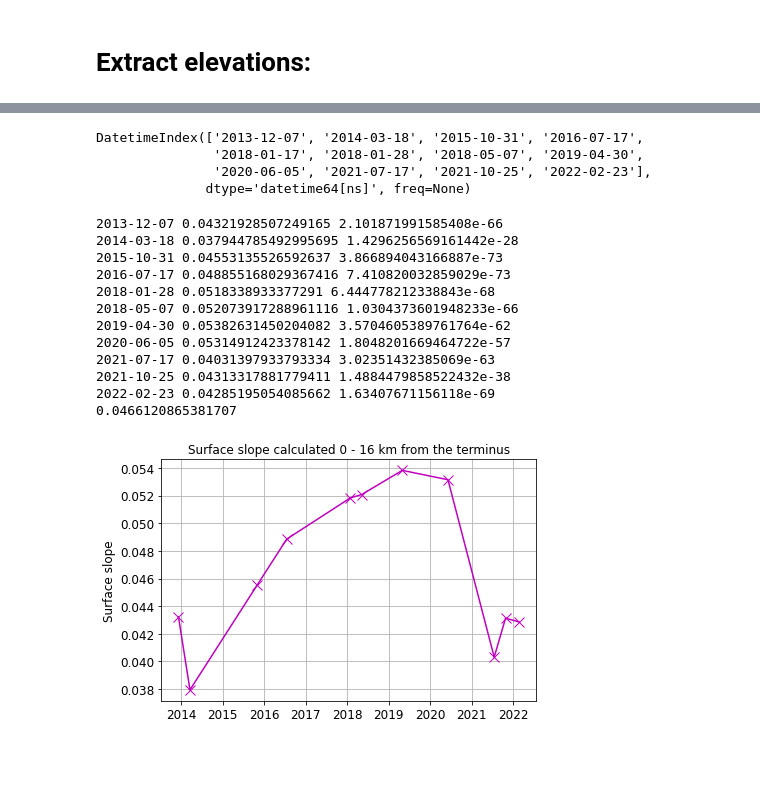
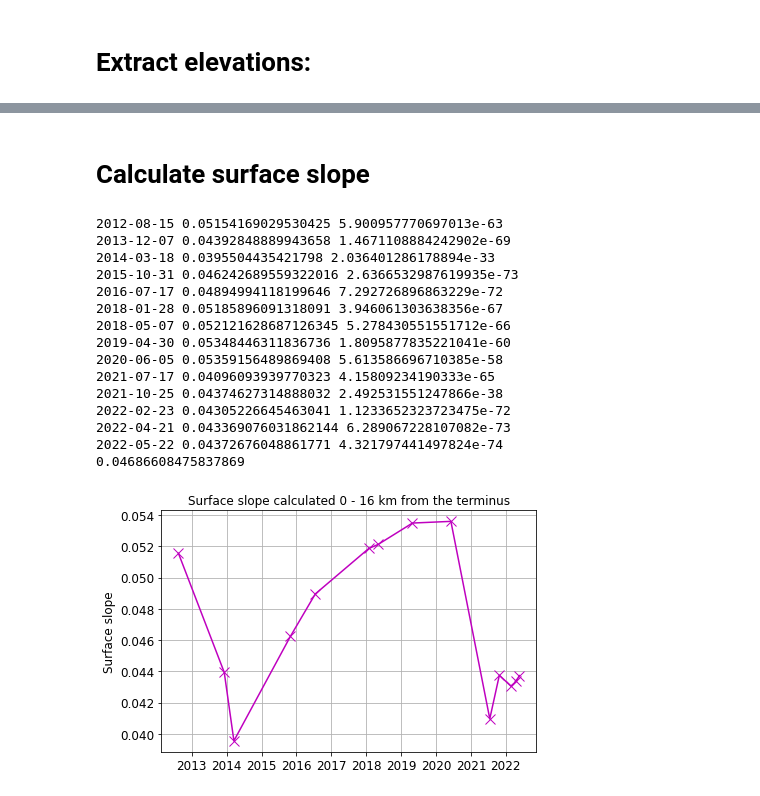
Before and after one commit to jukesliu/TG-surge, a Jupyter notebook: extract_centerline_elevation_differences.ipynb, the cells around one changed output, grey strips where cells are left out. Saved outputs shown, nothing was run; the diff lists cells and outputs as text; code cells hidden in the pictures; blank space fills up the shorter version.

```diff
--- a/extract_centerline_elevation_differences.ipynb
+++ b/extract_centerline_elevation_differences.ipynb
@@ -131,6 +115,12 @@ for idx, row in dem_df.iterrows():
 #                 print(dist, 'no overlap')
                 pass
         mean_diffs = np.array(mean_diffs); dists = np.array(dists)
+
+        # calculate change in driving stress from elevation differences
+        rho = 917 # kg/m3
+        g = 9.81 #m/s2
+        driving_stress = rho*g*mean_diffs
+
         if northline: # flip distances for northern centerline
             dists = np.flip(dists)
         mean_diffs[mean_diffs == 0] = np.NaN # differences should never be exactly 0
@@ -139,7 +129,7 @@ for idx, row in dem_df.iterrows():
         plt.show()
 
         # write centerline data to csv
-        new_df = pd.DataFrame(list(zip(dists, mean_diffs)), columns=['dist_m','mean_elev_diff'])
+        new_df = pd.DataFrame(list(zip(dists, mean_diffs, driving_stress)), columns=['dist_m','mean_elev_diff', 'change_in_driving_stress_Pa'])
         print(len(new_df))
         new_df.to_csv(dem_diff_path+newfolder+'/profile_'+row.ds1+'_'+row.ds2+'.csv')
 # %% [output]
@@ -159,0 +156,10 @@ KeyboardInterrupt:
+# %%
+# grab the profiles in order
+filenames = []
+nofiles = 0 # number of files
+for file in os.listdir(dem_diff_path+newfolder):
+    if file.startswith('profile') and file.endswith('csv'):
+        filenames.append(file)
+        nofiles+=1
+filenames.sort()
+print(filenames)
@@ -166,7 +453,8 @@ prof_count = 0
 # %%
 # pull DEM elevations
 for file in os.listdir(dem_path):
-    if file.endswith('UTM.tif'):
+    if file.endswith('.tif'):
+
         ds = file.split('_')[0]
         print(ds)
 
@@ -195,14 +483,14 @@ for file in os.listdir(dem_path):
 
 
         mean_elev[mean_elev == 0] = np.NaN # differences should never be exactly 0
-        plt.plot(dists/1000, mean_elev, 'o')
-        plt.xlim(0, 30)
-        plt.show()
+#         plt.plot(dists/1000, mean_elev, 'o')
+#         plt.xlim(0, 30)
+#         plt.show()
 
         # write centerline data to csv
         new_df = pd.DataFrame(list(zip(dists, mean_elev)), columns=['dist_m','mean_elev'])
-        print(len(new_df))
-        new_df.to_csv(dem_outpath+'centerline_n_250m_'+ds+'.csv')
+#         print(len(new_df))
+        new_df.to_csv(dem_outpath+'centerline_s_250m_'+ds+'.csv')
 
         prof_count+=1
 # os.listdir(dem_path)
@@ -228,10 +517,7 @@ for file in os.listdir(dem_path):
 # %%
-pd.to_datetime(date_list)
+# pd.to_datetime(date_list)
-# %% [output]
-DatetimeIndex(['2013-12-07', '2014-03-18', '2015-10-31', '2016-07-17',
-               '2018-01-17', '2018-01-28', '2018-05-07', '2019-04-30',
-               '2020-06-05', '2021-07-17', '2021-10-25', '2022-02-23'],
-              dtype='datetime64[ns]', freq=None)
+# %% [markdown]
+# Calculate surface slope
 # %%
 fig, ax = plt.subplots(1,1,figsize=(6,4))
 fs = 12
@@ -254,15 +540,20 @@ plt.tight_layout()
 
 date_list = []; slopes = []
 for elevprofile in filelist:
-    if elevprofile.startswith('centerline_s_250m') and elevprofile.endswith('.csv'):
+    if elevprofile.startswith('centerline_n_250m') and elevprofile.endswith('.csv') and '20' in elevprofile:
         elev_df = pd.read_csv(dem_outpath+elevprofile)
         ds = elevprofile.split('_')[-1][:-4]
-        ds_leg = ds[0:4]+'-'+ds[4:6]+'-'+ds[6:8]
+
+        if 'me' in ds or 'xx' in ds:
+            day = '15' # replace the day with a generic half point in the month
+        else:
+            day = ds[6:8]
+        ds_leg = ds[0:4]+'-'+ds[4:6]+'-'+day
 #         print(ds_leg)
 
 
         # EVALUATE SURFACE SLOPE AND PLOT
-        if ds_leg != '2018-01-17': # incomplete
+        if ds_leg != '2018-01-17' and ds_leg != '2018-01-15': # incomplete
             surface_slope_df = elev_df[(elev_df.dist_m > 1e3) & (elev_df.dist_m < 16e3)] # between 1.5 and 14 km
             nanmask = ~np.isnan(surface_slope_df.mean_elev)
 
@@ -272,43 +563,46 @@ for elevprofile in filelist:
             slope, intercept, r, p, std_err = stats.linregress(surface_slope_df.dist_m[nanmask],
                                                                surface_slope_df.mean_elev[nanmask])
             print(ds_leg, slope, p)
             slopes.append(slope)
             date_list.append(ds_leg)
 #         plt.plot(surface_slope_df.dist_m/1000, surface_slope_df.dist_m*slope+intercept, color=colors[col_count])
 
 
 #         # PLOT ELEVATION PROFILE
 #         plt.plot(elev_df.dist_m/1000,elev_df.mean_elev, '-', linewidth=2.5, color=colors[col_count],alpha=0.8)
 
 #         # save a figure:
 #         plt.savefig(outfigpath+'elev_profile_nterm_'+ds+'.png',dpi=200)
 
         col_count+=1
 
 # background_col='xkcd:white'; ax.set_facecolor(background_col)
 # plt.gca().axes.get_xaxis().set_ticklabels([])
 # plt.legend(date_list,ncol=3,loc='lower right',fontsize=fs, framealpha=1) # legend
 plt.plot(pd.to_datetime(date_list), slopes, 'mx-', markersize=10)
 plt.ylabel('Surface slope', fontsize=fs)
 plt.title('Surface slope calculated 0 - 16 km from the terminus')
 
 ss_df = pd.DataFrame(list(zip(date_list, slopes)), columns=['datetime','slope'])
 # ss_df.to_csv(outfigpath+'surface_slopes_0to7km.csv')
 
 print(np.nanmean(slopes))
 
 plt.show()
 # %% [output]
-2013-12-07 0.04321928507249165 2.101871991585408e-66
-2014-03-18 0.037944785492995695 1.4296256569161442e-28
-2015-10-31 0.04553135526592637 3.866894043166887e-73
-2016-07-17 0.048855168029367416 7.410820032859029e-73
-2018-01-28 0.0518338933377291 6.444778212338843e-68
-2018-05-07 0.052073917288961116 1.0304373601948233e-66
-2019-04-30 0.05382631450204082 3.5704605389761764e-62
-2020-06-05 0.05314912423378142 1.8048201669464722e-57
-2021-07-17 0.04031397933793334 3.02351432385069e-63
-2021-10-25 0.04313317881779411 1.4884479858522432e-38
-2022-02-23 0.04285195054085662 1.63407671156118e-69
-0.0466120865381707
+2012-08-15 0.05154169029530425 5.900957770697013e-63
+2013-12-07 0.04392848889943658 1.4671108884242902e-69
+2014-03-18 0.0395504435421798 2.036401286178894e-33
+2015-10-31 0.046242689559322016 2.6366532987619935e-73
+2016-07-17 0.04894994118199646 7.292726896863229e-72
+2018-01-28 0.05185896091318091 3.946061303638356e-67
+2018-05-07 0.052121628687126345 5.278430551551712e-66
+2019-04-30 0.05348446311836736 1.8095877835221041e-60
+2020-06-05 0.05359156489869408 5.613586696710385e-58
+2021-07-17 0.04096093939770323 4.15809234190333e-65
+2021-10-25 0.04374627314888032 2.492531551247866e-38
+2022-02-23 0.04305226645463041 1.1233652323723475e-72
+2022-04-21 0.043369076031862144 6.289067228107082e-73
+2022-05-22 0.04372676048861771 4.321797441497824e-74
+0.04686608475837869
-[figure, old version]
+[figure, new version]
```
Also changed, not shown: parts of 26 cells of this notebook, 2 other files.
